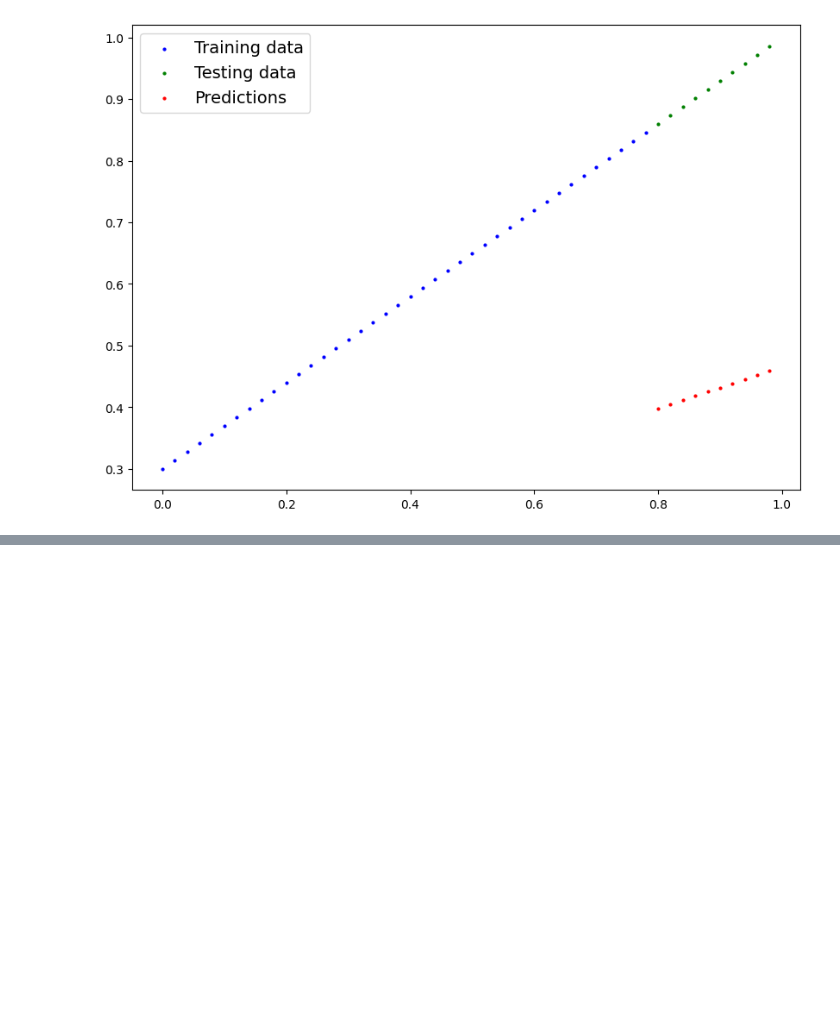
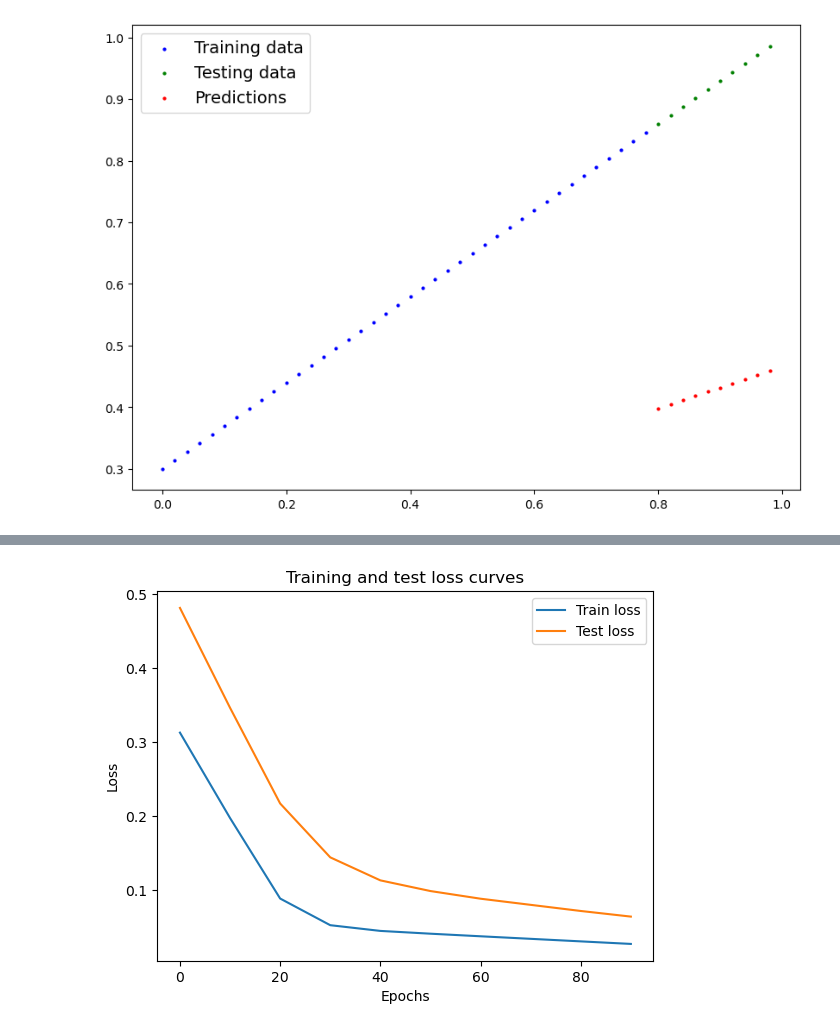
Before and after one commit to jaweee/torch-ia, a Jupyter notebook: chapter1/workflow-fundamentals.ipynb, the cells around one changed output, grey strips where cells are left out. Cells and saved outputs as stored; diff of their text form; code cells hidden in the pictures; blank space fills up the shorter version.

```diff
--- a/chapter1/workflow-fundamentals.ipynb
+++ b/chapter1/workflow-fundamentals.ipynb
@@ -141,0 +152,7 @@ plot_predictions(predictions=y_preds)
+# %%
+# 定义一个损失函数
+# L1Loss根据reduction的参数值变化来改变自己的损失函数，|xn - yn|、mean(L)、sum(L)
+loss_fn = torch.nn.L1Loss()
+
+# 使用优化器
+optimizer = torch.optim.SGD(params = model_0.parameters(), lr=0.01)
@@ -141,0 +221,10 @@ plot_predictions(predictions=y_preds)
+# %%
+# Plot the loss curves
+plt.plot(epoch_count, train_loss_values, label="Train loss")
+plt.plot(epoch_count, test_loss_values, label="Test loss")
+plt.title("Training and test loss curves")
+plt.ylabel("Loss")
+plt.xlabel("Epochs")
+plt.legend();
+# %% [output]
+[figure, added]
```
Also changed, not shown: parts of 4 cells of this notebook.
